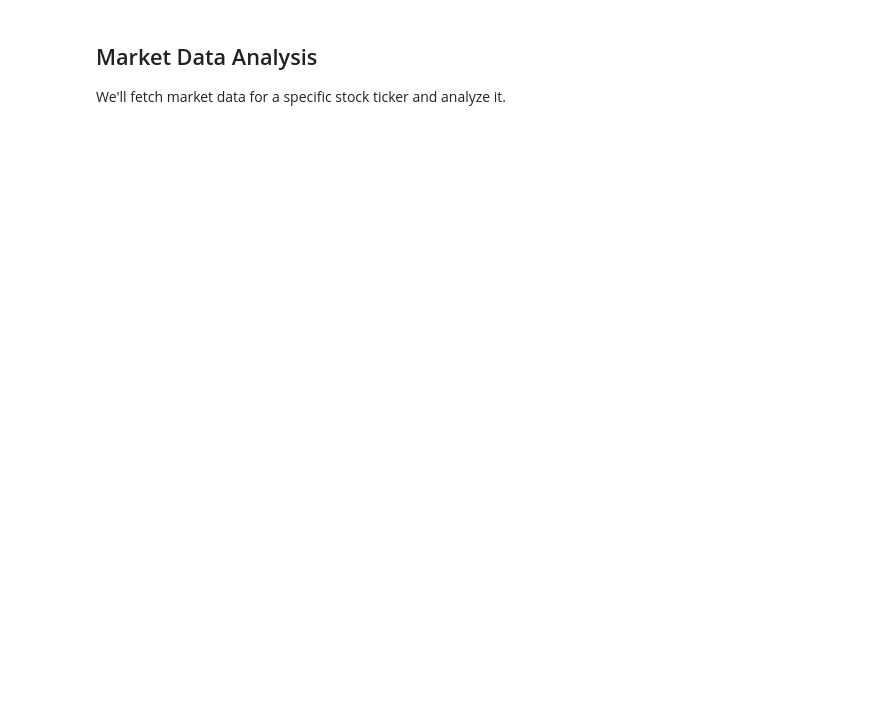
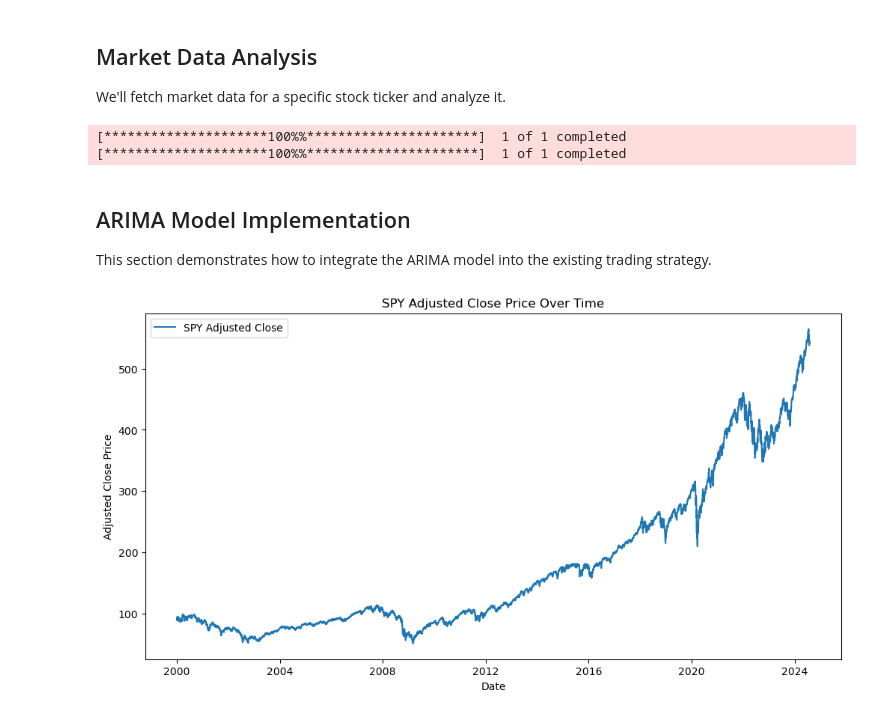
Before and after one commit to ignaciopericet/White-Noise-Analysis, a Jupyter notebook: Random_Walk.ipynb, the cells around one changed output. Cells and saved outputs as stored; diff of their text form; code cells hidden in the pictures; blank space fills up the shorter version.

```diff
--- a/Random_Walk.ipynb
+++ b/Random_Walk.ipynb
@@ -73,0 +127,51 @@ stock_data.head()
+# %%
+# Fetch MES data (Micro E-mini S&P 500 futures)
+ticker = 'MES=F'
+benchmark_ticker = '^GSPC'  # S&P 500 index as benchmark
+data = yf.download(ticker, interval='1d', period='10y')
+benchmark_data = yf.download(benchmark_ticker, interval='1d', period='10y')
+
+# Calculate 10 SMA
+data['SMA_10'] = data['Close'].rolling(window=10).mean()
+
+# Drop rows with NaN values (incomplete data for SMAs)
+data.dropna(inplace=True)
+benchmark_data = benchmark_data.loc[data.index[0]:data.index[-1]]  # Align benchmark data
+# %% [output]
+[*********************100%%**********************]  1 of 1 completed
+[*********************100%%**********************]  1 of 1 completed
+# %% [markdown]
+## ARIMA Model Implementation
+This section demonstrates how to integrate the ARIMA model into the existing trading strategy.
+# %%
+import pandas as pd
+import matplotlib.pyplot as plt
+from statsmodels.tsa.arima.model import ARIMA
+from statsmodels.graphics.tsaplots import plot_acf, plot_pacf
+
+# Load the SPY data
+spy_data = pd.read_csv(r'C:\Users\pc\Downloads\SPY.csv')
+
+# Ensure the Date column is in datetime format and set it as the index
+spy_data['Date'] = pd.to_datetime(spy_data['Date'])
+spy_data.set_index('Date', inplace=True)
+
+# Set the frequency of the date index
+spy_data = spy_data.asfreq('B')  # 'B' stands for business day frequency
+
+# Fill any missing values that may result from reindexing
+spy_data['Adj Close'] = spy_data['Adj Close'].ffill()
+
+# Select the adjusted close prices
+adj_close_prices = spy_data['Adj Close']
+
+# Plot the adjusted close prices to visualize the time series
+plt.figure(figsize=(12, 6))
+plt.plot(adj_close_prices, label='SPY Adjusted Close')
+plt.title('SPY Adjusted Close Price Over Time')
+plt.xlabel('Date')
+plt.ylabel('Adjusted Close Price')
+plt.legend()
+plt.show()
+# %% [output]
+[figure, added]
```
Also changed, not shown: parts of 29 cells of this notebook, 2 other files.
